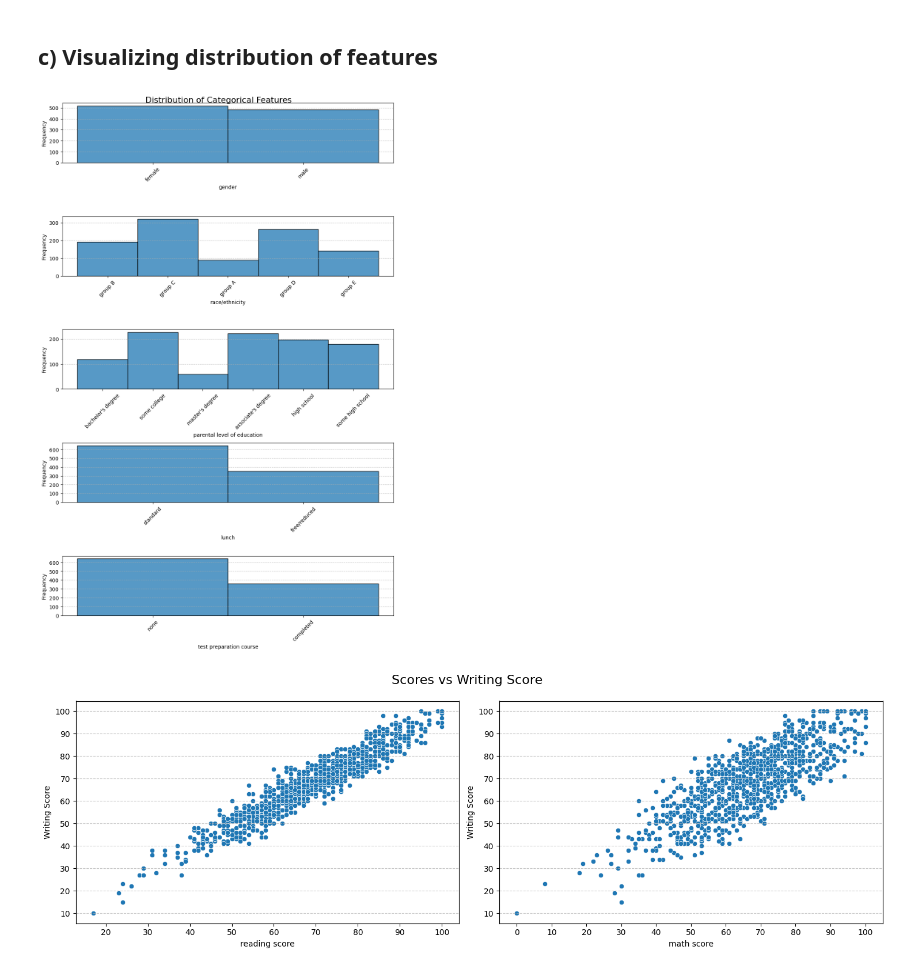
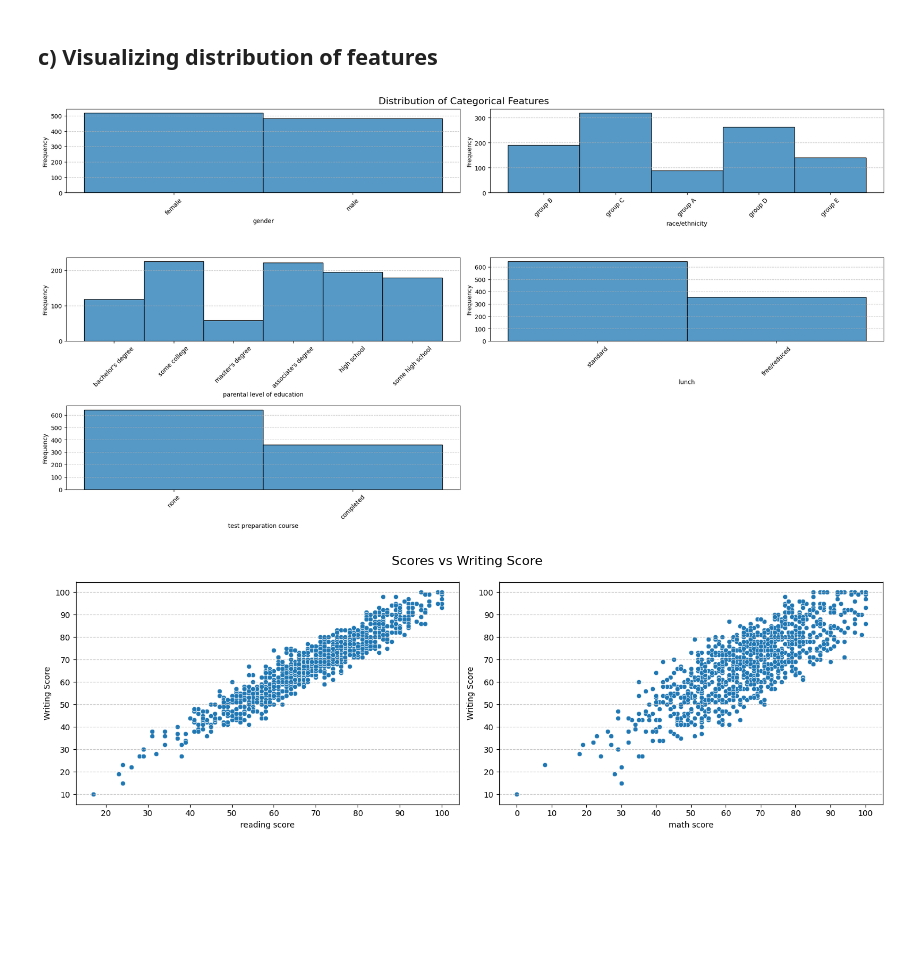
Before and after one commit to andreas-ols1/opti-ml-unibo, a Jupyter notebook: notebooks/01_data_exploration.ipynb, the cells around one changed output. Saved outputs shown, nothing was run; the diff lists cells and outputs as text; code cells hidden in the pictures; blank space fills up the shorter version.

```diff
--- a/notebooks/01_data_exploration.ipynb
+++ b/notebooks/01_data_exploration.ipynb
@@ -63,6 +60,0 @@ Now that we have seen a statistical overview of the numerical data, let us check
-# %%
-# Filter out columns that contain "score" in their names
-for col in filter(lambda x: "score" not in x, df.columns):
-    print(f"Column: {col}")
-    print(df[col].unique())
-    print()
@@ -141,18 +115,20 @@ There are some outliers in the test scores. Out of 1000 entries 12 seems like a
 # %% [markdown]
 ## c) Visualizing distribution of features
 # %%
-fig, axes = plt.subplots(ncols=1, nrows=len(list(filter(lambda x: "score" not in x, df.columns))), figsize=(10, 15))
+fig, axes = plt.subplots(ncols=2, nrows=3, figsize=(20, 10))
 fig.suptitle("Distribution of Categorical Features", fontsize=16)
-for ax, col in zip(axes, filter(lambda x: "score" not in x, df.columns)):
+for ax, col in zip(axes.flatten(), filter(lambda x: "score" not in x, df.columns)):
     ax.set_xlabel(col)
     ax.set_yticks(range(0, 1001, 100))
     ax.tick_params(axis='x', rotation=45)
     ax.set_ylabel("Frequency")
     ax.grid(axis='y', linestyle='--', alpha=0.7)
     fig.tight_layout(pad=1)
     sns.histplot(df[col], ax=ax)
+
+axes[2, 1].set_visible(False)  # Hide the last empty subplot
 # %% [output]
-[figure, old version]
+[figure, new version]
 # %%
 fig, axes = plt.subplots(ncols=2, nrows=1, figsize=(15, 5))
 fig.suptitle("Scores vs Writing Score", fontsize=16)
```
Also changed, not shown: parts of 6 cells of this notebook.
